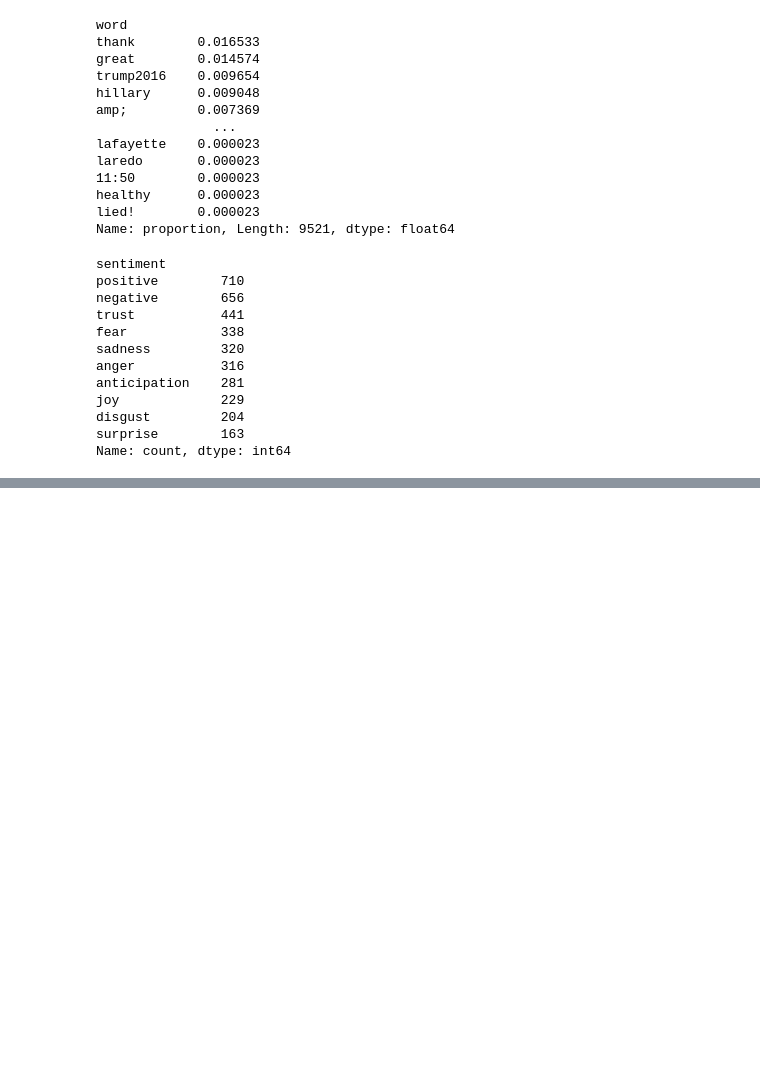
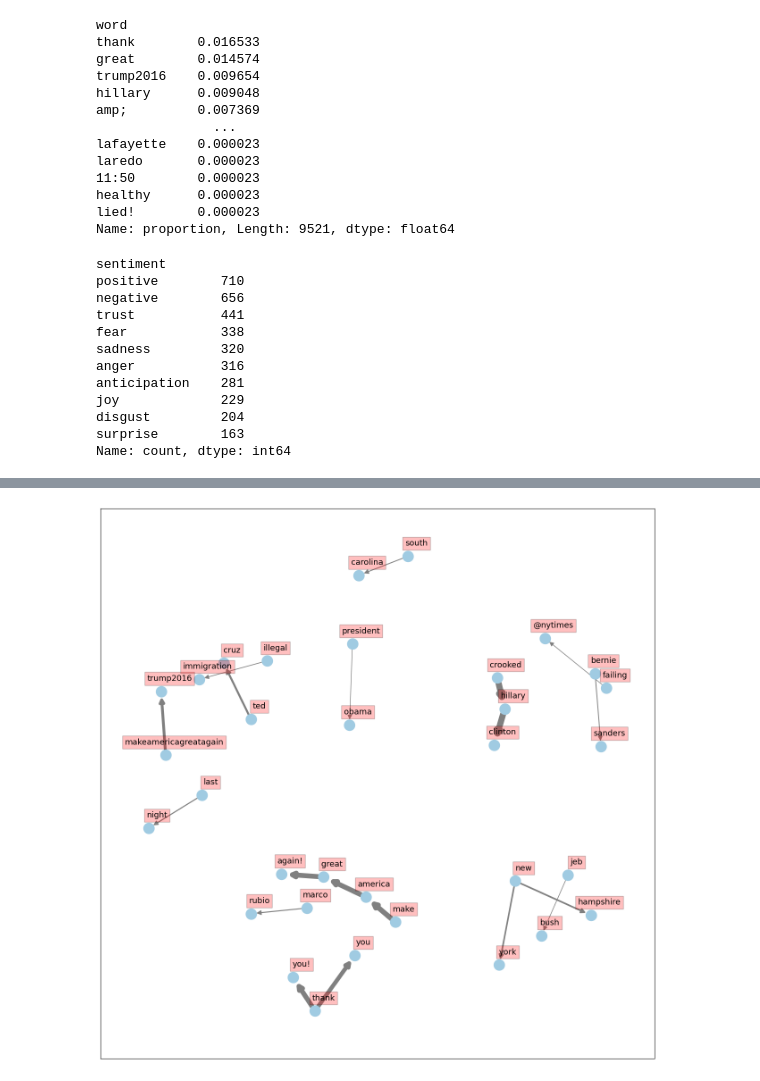
Before and after one commit to jessmiramontes/NLP, a Jupyter notebook: tweets.ipynb, the cells around one changed output, grey strips where cells are left out. Cells and saved outputs as stored; diff of their text form; code cells hidden in the pictures; blank space fills up the shorter version.

```diff
--- a/tweets.ipynb
+++ b/tweets.ipynb
@@ -410,0 +503,3 @@ df_sent
+# %%
+df_bigrams = df_bigrams["bigrams_list"].explode().to_frame().copy()
+df_bigrams
@@ -410,0 +536,11 @@ df_sent
+# %%
+df_bigrams_cut = (
+    df_bigrams["bigrams_list"]
+    .value_counts()
+    .to_frame()
+    .reset_index()
+    .rename(columns={"index": "bigrams" })
+    .copy()
+)
+
+df_bigrams_cut
@@ -410,0 +577,4 @@ df_sent
+# %%
+df_bigrams_reduced = df_bigrams_cut[df_bigrams_cut["count"]>30]
+d = df_bigrams_reduced.rename(columns={"bigrams_list": "bigrams"}).set_index("bigrams").T.to_dict("records")
+d
@@ -410,0 +602,29 @@ df_sent
+# %%
+weights = [v for k,v in d[0].items()]
+widths = [((v - min(weights))*9/(max(weights)-min(weights)))+1 for v in weights]
+# %%
+import networkx as nx
+G = nx.Graph()
+for k,v in d[0].items():
+    G.add_edge(k[0], k[1], weight=(v*1.25))
+fig, ax = plt.subplots(figsize=(16,16))
+pos = nx.spring_layout(G, k=2)
+options = {
+    'arrowstyle': '-|>',
+    'arrowsize': 15,
+}
+nx.draw_networkx(G, pos,
+                 font_size=16,
+                 width=widths,
+                 edge_color='grey',
+                 node_color="#A0CBE2",
+                 with_labels = False,
+                 arrows=True,
+                 ax=ax,
+                 **options)
+for key,value in pos.items():
+    x, y = value[0] + .035, value[1] + .045
+    ax.text(x,y, s=key, bbox=dict(facecolor="red", alpha=0.25), horizontalalignment="center", fontsize=13)
+plt.show()
+# %% [output]
+[figure, added]
```
Also changed, not shown: parts of 16 cells of this notebook.
